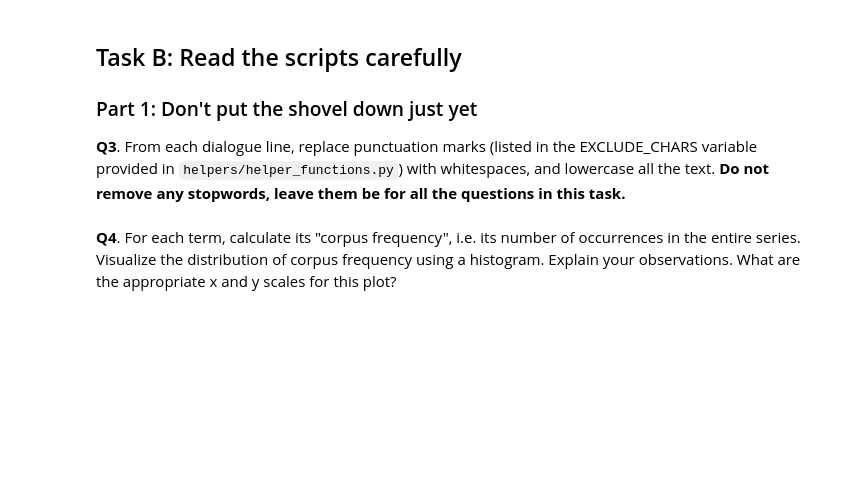
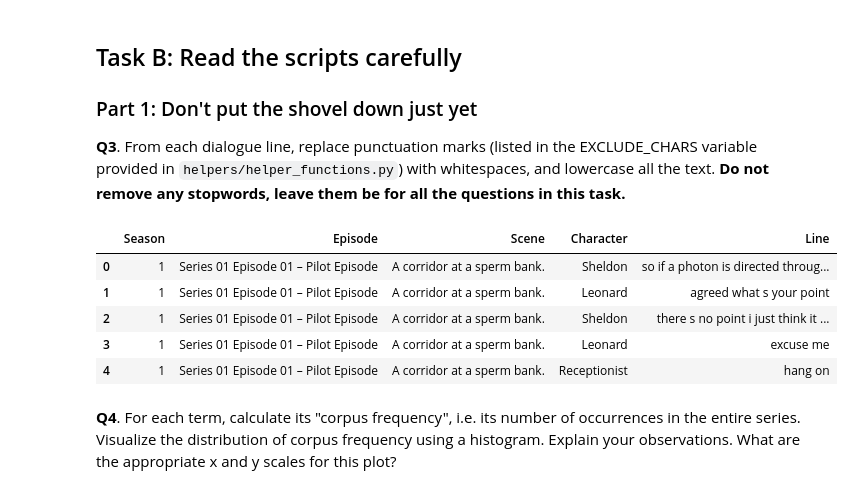
Before and after one commit to sevesoletizia/ADA, a Jupyter notebook: Exercises/09 - Handing text/Handling_text_exercise_2 SOL LETI.ipynb, the cells around one changed output. Cells and saved outputs as stored; diff of their text form; code cells hidden in the pictures; blank space fills up the shorter version.

```diff
--- a/Exercises/09 - Handing text/Handling_text_exercise_2 SOL LETI.ipynb
+++ b/Exercises/09 - Handing text/Handling_text_exercise_2 SOL LETI.ipynb
@@ -41,2 +120,18 @@ Our friends' argument concerns the entire show. We have given you a file in the
+# %%
+# your code goes here
+def clean(line):
+    for char in EXCLUDE_CHARS:
+        line = line.replace(char, " ")
+    return line.lower()
+
+lines['Line'] = lines['Line'].apply(clean)
+lines.head()
+# %% [output]
+|  | Season | Episode | Scene | Character | Line |
+| 0 | 1 | Series 01 Episode 01 – Pilot Episode | A corridor at a sperm bank. | Sheldon | so if a photon is directed throug... |
+| 1 | 1 | Series 01 Episode 01 – Pilot Episode | A corridor at a sperm bank. | Leonard | agreed what s your point |
+| 2 | 1 | Series 01 Episode 01 – Pilot Episode | A corridor at a sperm bank. | Sheldon | there s no point i just think it ... |
+| 3 | 1 | Series 01 Episode 01 – Pilot Episode | A corridor at a sperm bank. | Leonard | excuse me |
+| 4 | 1 | Series 01 Episode 01 – Pilot Episode | A corridor at a sperm bank. | Receptionist | hang on |
 # %% [markdown]
 **Q4**. For each term, calculate its "corpus frequency", i.e. its number of occurrences in the entire series. Visualize the distribution of corpus frequency using a histogram. Explain your observations. What are the appropriate x and y scales for this plot?
```
Also changed, not shown: parts of 15 cells of this notebook.
